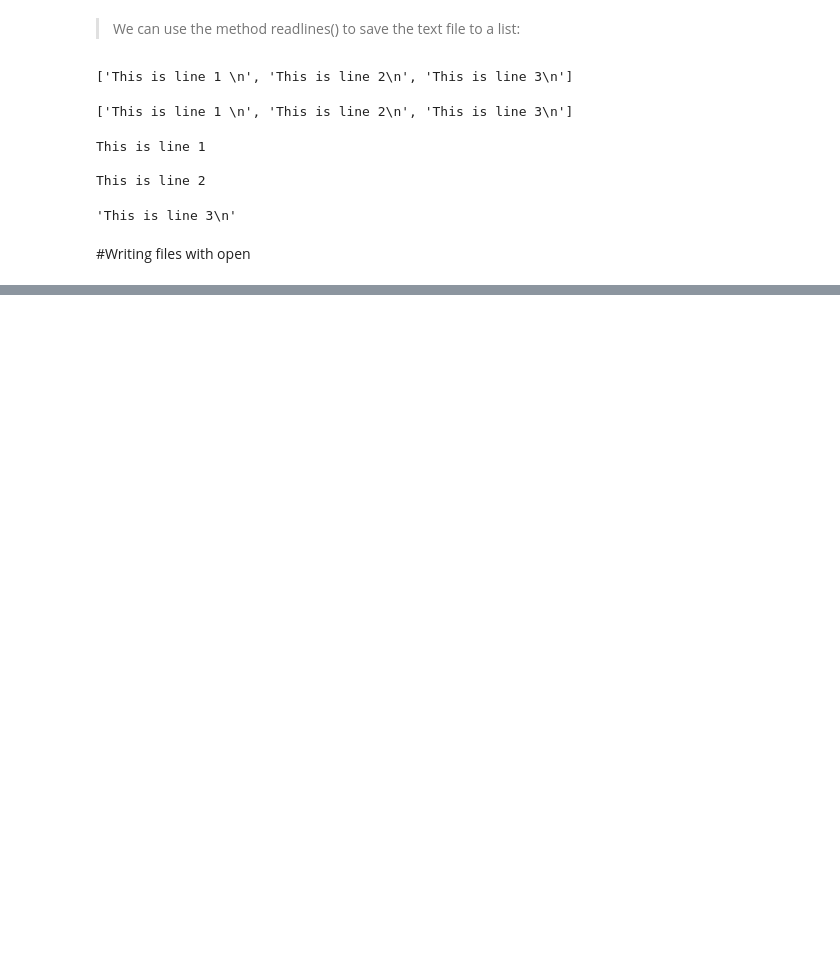
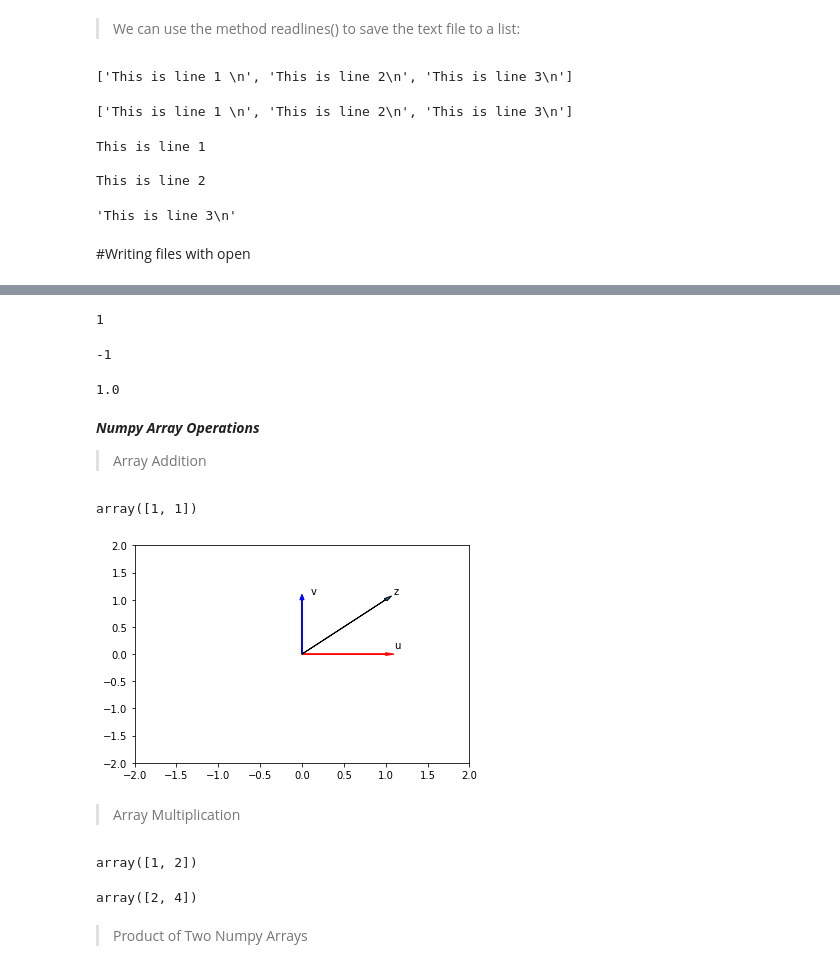
Before and after one commit to harsha8745/IBM-WATSON, a Jupyter notebook: Python_for_data_science_and_AI.ipynb, the cells around one changed output, grey strips where cells are left out. Drawn from its saved outputs; the diff is of its cells as text; code cells hidden in the pictures; blank space fills up the shorter version.

```diff
--- a/Python_for_data_science_and_AI.ipynb
+++ b/Python_for_data_science_and_AI.ipynb
@@ -1824,0 +2233,25 @@ This is line 2
+# %%
+# Plotting functions - for creating vector line plots
+
+def Plotvec1(u, z, v):
+
+    ax = plt.axes()
+    ax.arrow(0, 0, *u, head_width=0.05, color='r', head_length=0.1)
+    plt.text(*(u + 0.1), 'u')
+
+    ax.arrow(0, 0, *v, head_width=0.05, color='b', head_length=0.1)
+    plt.text(*(v + 0.1), 'v')
+    ax.arrow(0, 0, *z, head_width=0.05, head_length=0.1)
+    plt.text(*(z + 0.1), 'z')
+    plt.ylim(-2, 2)
+    plt.xlim(-2, 2)
+
+
+def Plotvec2(a,b):
+    ax = plt.axes()
+    ax.arrow(0, 0, *a, head_width=0.05, color ='r', head_length=0.1)
+    plt.text(*(a + 0.1), 'a')
+    ax.arrow(0, 0, *b, head_width=0.05, color ='b', head_length=0.1)
+    plt.text(*(b + 0.1), 'b')
+    plt.ylim(-2, 2)
+    plt.xlim(-2, 2)
@@ -1824,0 +2416,48 @@ This is line 2
+# %%
+a.max()
+# %% [output]
+1
+# %%
+a.min()
+# %% [output]
+-1
+# %%
+# Get the standard deviation of numpy array
+a.std()
+# %% [output]
+1.0
+# %% [markdown]
+***Numpy Array Operations***
+
+>Array Addition
+# %%
+#Consider the numpy array u and v
+u = np.array([1, 0])
+v = np.array([0, 1])
+z = u+v                # Numpy Array Addition
+z                      #The operation is equivalent to vector addition:
+# %% [output]
+array([1, 1])
+# %%
+# Plot numpy arrays
+
+Plotvec1(u, z, v)
+# %% [output]
+[figure, added]
+# %% [markdown]
+>Array Multiplication
+# %%
+# Create a numpy array
+
+y = np.array([1, 2])
+y
+# %% [output]
+array([1, 2])
+# %%
+# Numpy Array Multiplication
+z = 2*y
+z             #This is equivalent to multiplying a vector by a scaler:
+# %% [output]
+array([2, 4])
+# %% [markdown]
+>Product of Two Numpy Arrays
```
Also changed, not shown: parts of 109 cells of this notebook.
